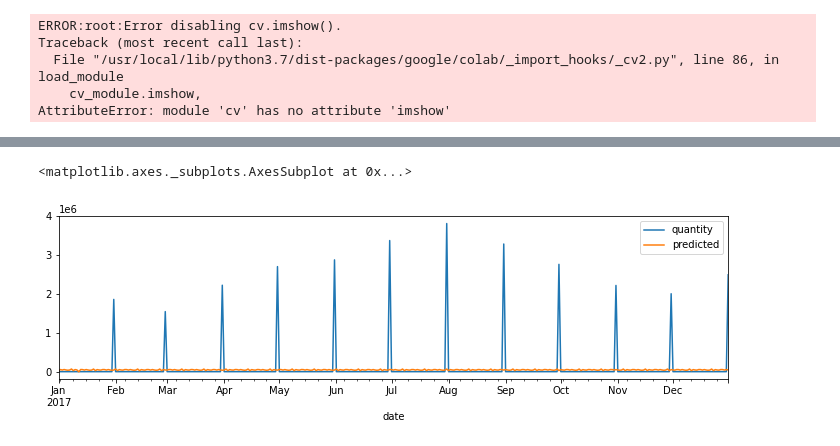
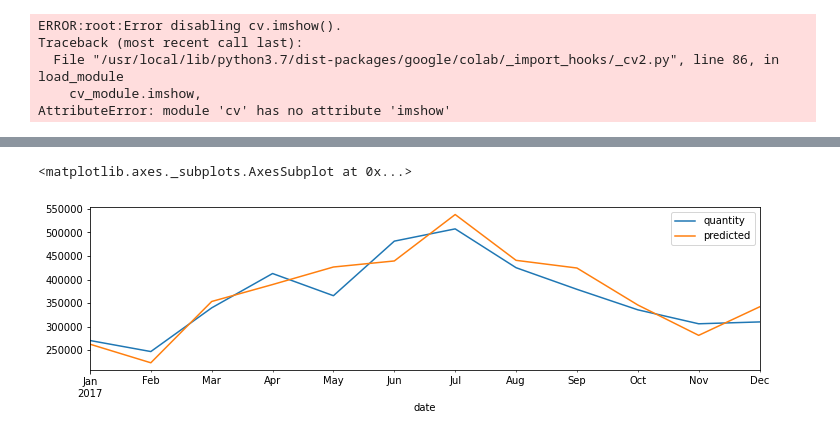
Before and after one commit to LakshmiRajan05/Nested_Cross_Validation_on_Time_Series_Data, a Jupyter notebook: model.ipynb, the cells around one changed output, grey strips where cells are left out. Cells and saved outputs as stored; diff of their text form; code cells hidden in the pictures.

```diff
--- a/model.ipynb
+++ b/model.ipynb
@@ -211,8 +303,10 @@ RMSE :  479177.9257412871
 # %% [markdown]
 ### Evaluating the Model using Nested Cross Validation
 # %%
-train_data=day_data[1066:1797]
-test_data=day_data[1797:]
+training_data=d1[:60]
+testing_data=d1[60:]
+# %%
+train_data=training_data['quantity']
 # %%
 from cv import *
 # %% [output]
@@ -315,15 +416,15 @@ results.groupby(['parameters']).count()
 # %%
 # create the model using the best parameters
-best_p=(0, 0, 1)
-best_sp=(1, 1, 1, 12)
-model=sm.tsa.statespace.SARIMAX(train_data,order=best_p,seasonal_order=best_sp,enforce_stationarity=False,enforce_invertibility=False)
+best_p_1=(0, 0, 1)
+best_sp_1=(1, 1, 1, 12)
+model=sm.tsa.statespace.SARIMAX(train_data,order=best_p_1,seasonal_order=best_sp_1,enforce_stationarity=False,enforce_invertibility=False)
 ts_model=model.fit()
 # %%
-test_data['predicted'] = ts_model.forecast(steps=365)
+testing_data['predicted'] = ts_model.forecast(steps=12)
 #test_data
 # %%
-test_data[['quantity','predicted']].plot(figsize=(12,3))
+testing_data[['quantity','predicted']].plot(figsize=(12,3))
 # %% [output]
 <matplotlib.axes._subplots.AxesSubplot at 0x...>
-[figure, old version]
+[figure, new version]
 # %%
```
Also changed, not shown: parts of 151 cells of this notebook.
